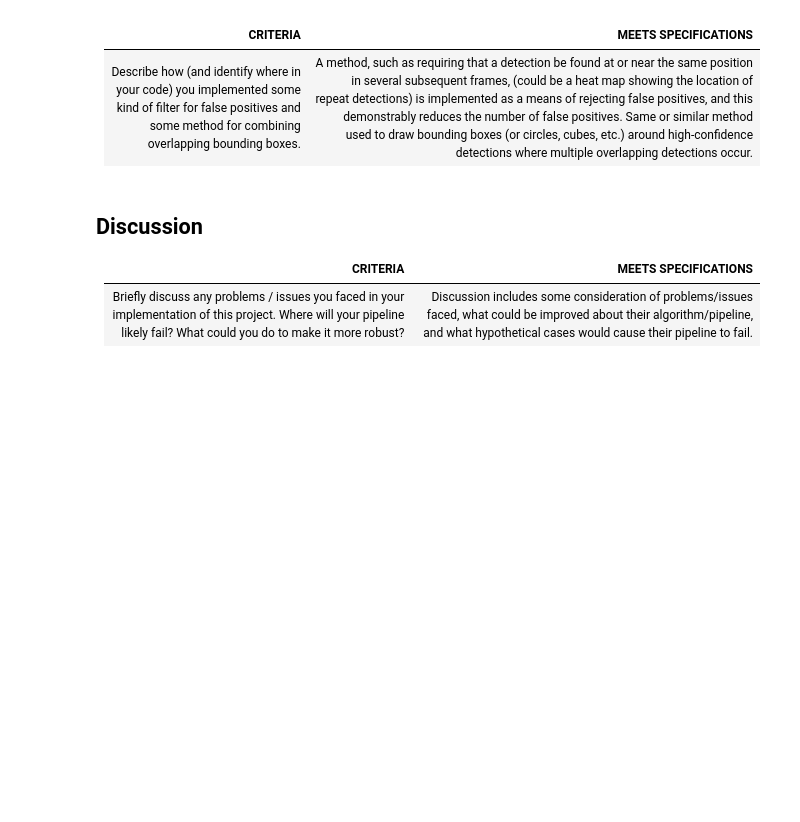
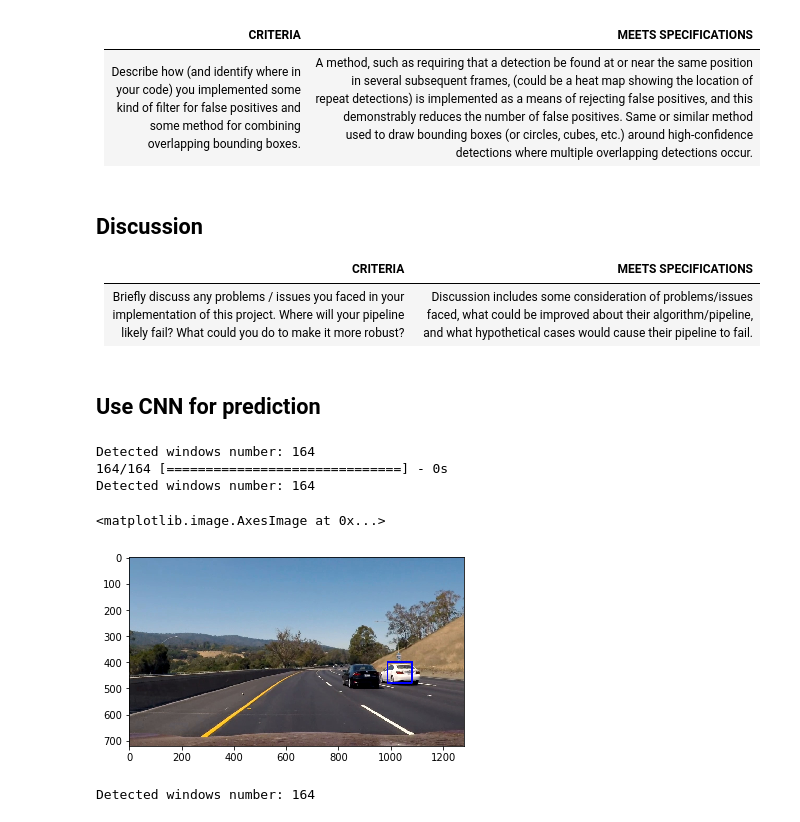
Before and after one commit to amemetov/sdc-term1-prj5-vehicle-detection, a Jupyter notebook: P5-Vehicle-Detection.ipynb, the cells around one changed output. Cells and saved outputs as stored; diff of their text form; code cells hidden in the pictures; blank space fills up the shorter version.

```diff
--- a/P5-Vehicle-Detection.ipynb
+++ b/P5-Vehicle-Detection.ipynb
@@ -416,3 +456,57 @@ Wall time: 14min 16s
 | **CRITERIA** | **MEETS SPECIFICATIONS** |
 |------|------|
 | Briefly discuss any problems / issues you faced in your implementation of this project. Where will your pipeline likely fail? What could you do to make it more robust? | Discussion includes some consideration of problems/issues faced, what could be improved about their algorithm/pipeline, and what hypothetical cases would cause their pipeline to fail. |
+# %% [markdown]
+## Use CNN for prediction
+# %%
+from keras.models import load_model
+#model = load_model('./cnn_models/model1.h5')
+#model = load_model('./cnn_models/model-2-my-noaug.h5')
+#model = load_model('./cnn_models/model3-cnn-noaug.h5')
+model = load_model('./cnn_models/model-4-cnn-gray-aug.h5')
+
+gray = True
+hist_eq = False
+
+from cnn import predict, predict_classes
+# %%
+#img = mpimg.imread('./test_images/1/0.jpg')
+#img = mpimg.imread('./test_images/1/27.jpg')
+#img = mpimg.imread('./test_images/608.jpg')
+#img = mpimg.imread('./test_images/619.jpg')
+#img = mpimg.imread('./test_images/624.jpg')
+#img = mpimg.imread('./test_images/625.jpg')
+#img = mpimg.imread('./test_images/631.jpg')
+#img = mpimg.imread('./test_images/714.jpg')
+#img = mpimg.imread('./test_images/745.jpg')
+img = mpimg.imread('./test_images/915.jpg')
+
+
+car_detector_nn = CarDetectorNN(model, gray, hist_eq)
+
+wins_img, wins = find_windows(img)
+car_candidates_img, box_list = car_detector_nn.find_car_candidates(img, wins)
+heatmap, final_img, car_boxes = process_car_candidates(img, box_list, 1)
+#visualize([img, wins_img, car_candidates_img, heatmap, final_img], 3, 2, (12,12), titles=None, img_cmap=None)
+
+tracker_nn = VehicleTracker(car_detector_nn, heatmap_threshold=1)
+out_img = tracker_nn.process_image(img)
+plt.imshow(out_img)
+# %% [output]
+Detected windows number: 164
+164/164 [==============================] - 0s
+Detected windows number: 164
+<matplotlib.image.AxesImage at 0x...>
+[figure, added]
+# %%
+output4 = 'project_video_out_cnn_avg.mp4'
+clip4 = VideoFileClip("project_video.mp4")
+
+detector4 = CarDetectorNN(model, gray, hist_eq)
+tracker4 = VehicleTracker(detector4, average_model=True, heatmap_threshold=1)
+
+out_clip4 = clip3.fl_image(tracker4.process_image)
+
+%time out_clip4.write_videofile(output4, audio=False)
+# %% [output]
+Detected windows number: 164
```
Also changed, not shown: parts of 18 cells of this notebook.
